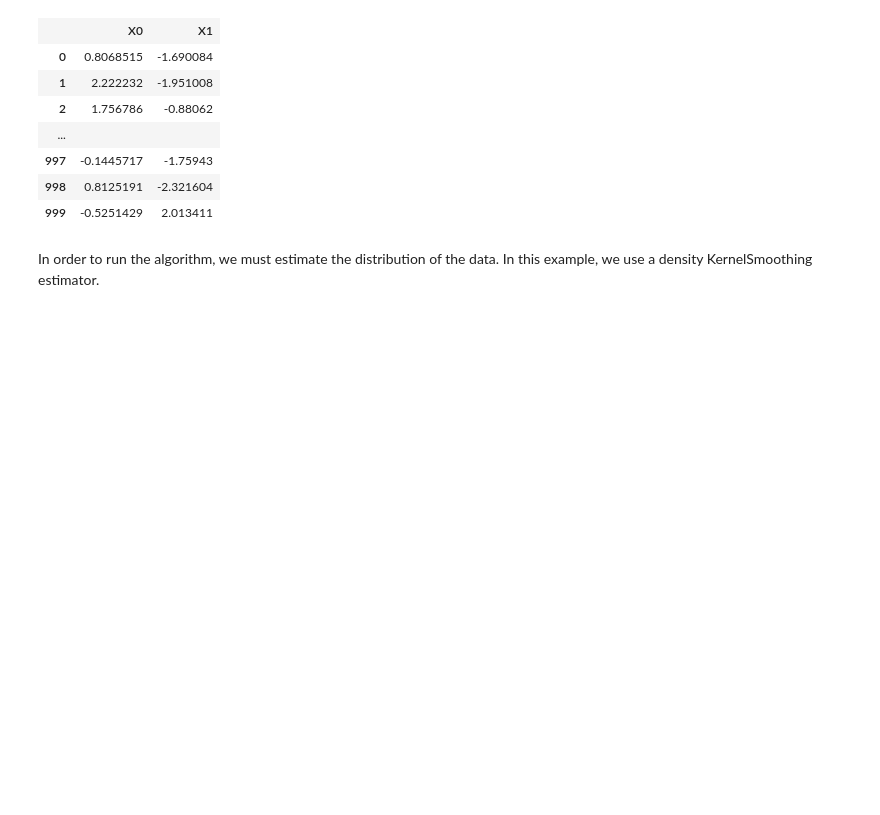
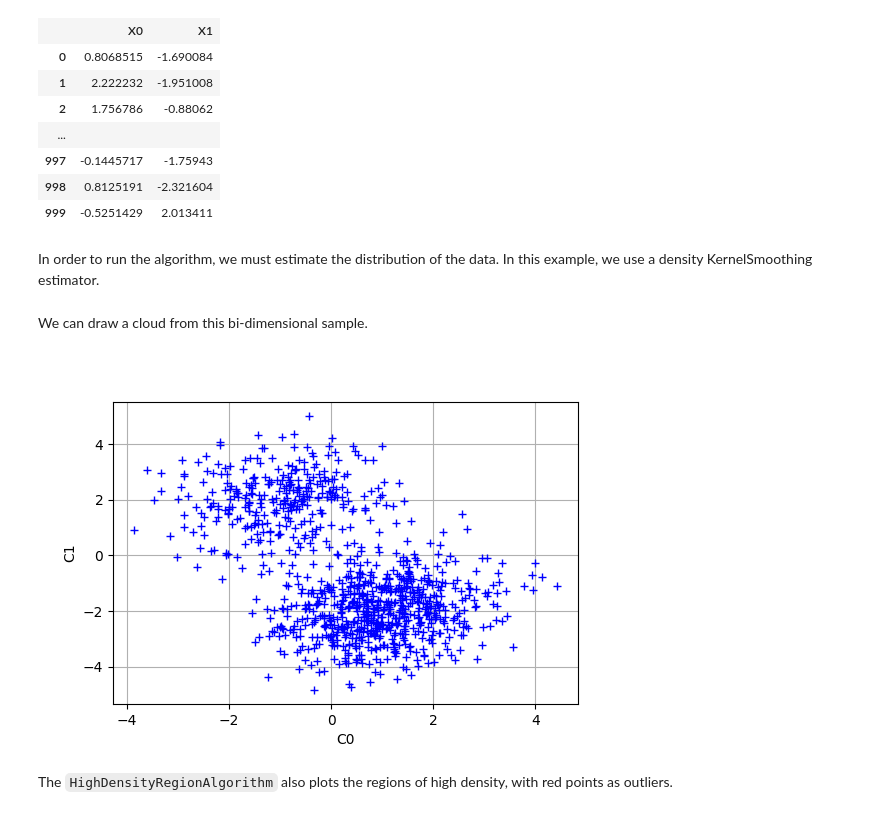
Before and after one commit to mbaudin47/othdrplot, a Jupyter notebook: doc/examples/HighDensityRegionAlgorithm-example.ipynb, the cells around one changed output. Drawn from its saved outputs; the diff is of its cells as text; code cells hidden in the pictures; blank space fills up the shorter version.

```diff
--- a/doc/examples/HighDensityRegionAlgorithm-example.ipynb
+++ b/doc/examples/HighDensityRegionAlgorithm-example.ipynb
@@ -46,4 +45,15 @@ In order to run the algorithm, we must estimate the distribution of the data. In
 # %%
 myks = ot.KernelSmoothing()
 distribution = myks.build(sample)
+# %% [markdown]
+We can draw a cloud from this bi-dimensional sample.
+# %%
+graph = ot.Graph("", "C0", "C1", True)
+cloud = ot.Cloud(sample)
+graph.add(cloud)
+graph
+# %% [output]
+[figure, added]
+# %% [markdown]
+The `HighDensityRegionAlgorithm` also plots the regions of high density, with red points as outliers.
 # %%
```
Also changed, not shown: parts of 9 cells of this notebook, 14 other files.
